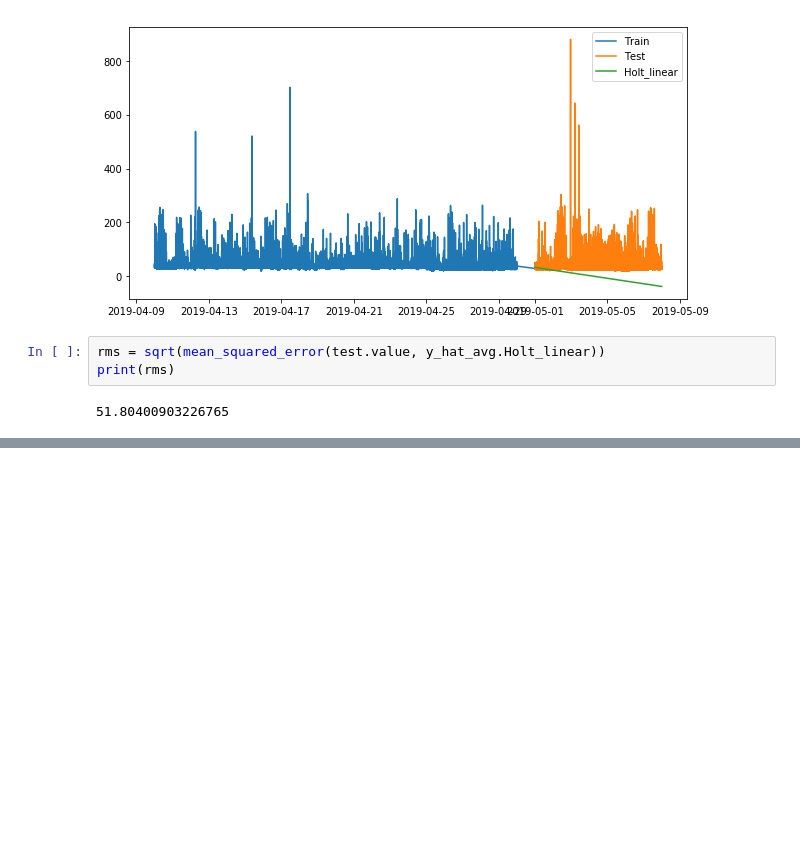
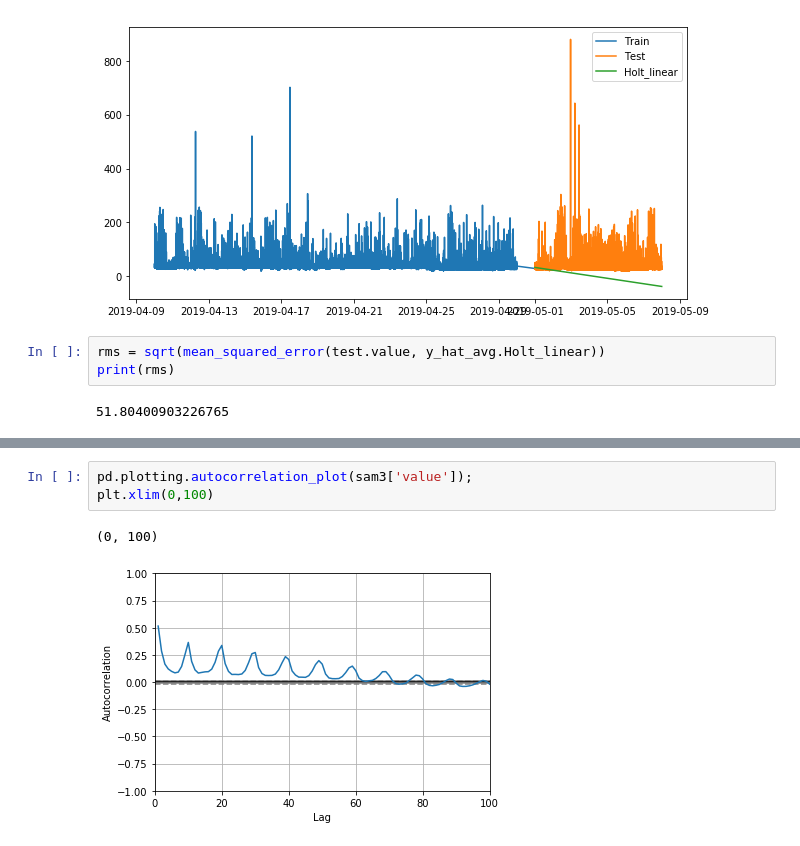
Before and after one commit to ashishsethia777/Github, a Jupyter notebook: TimeSer2Uni.ipynb, the cells around one changed output, grey strips where cells are left out. Cells and saved outputs as stored; diff of their text form; blank space fills up the shorter version.

```diff
--- a/TimeSer2Uni.ipynb
+++ b/TimeSer2Uni.ipynb
@@ -246,0 +310,6 @@ array(['Availability'], dtype=object)
+# %%
+pd.plotting.autocorrelation_plot(sam3['value']);
+plt.xlim(0,100)
+# %% [output]
+(0, 100)
+[figure, added]
```
Also changed, not shown: parts of 57 cells of this notebook.
